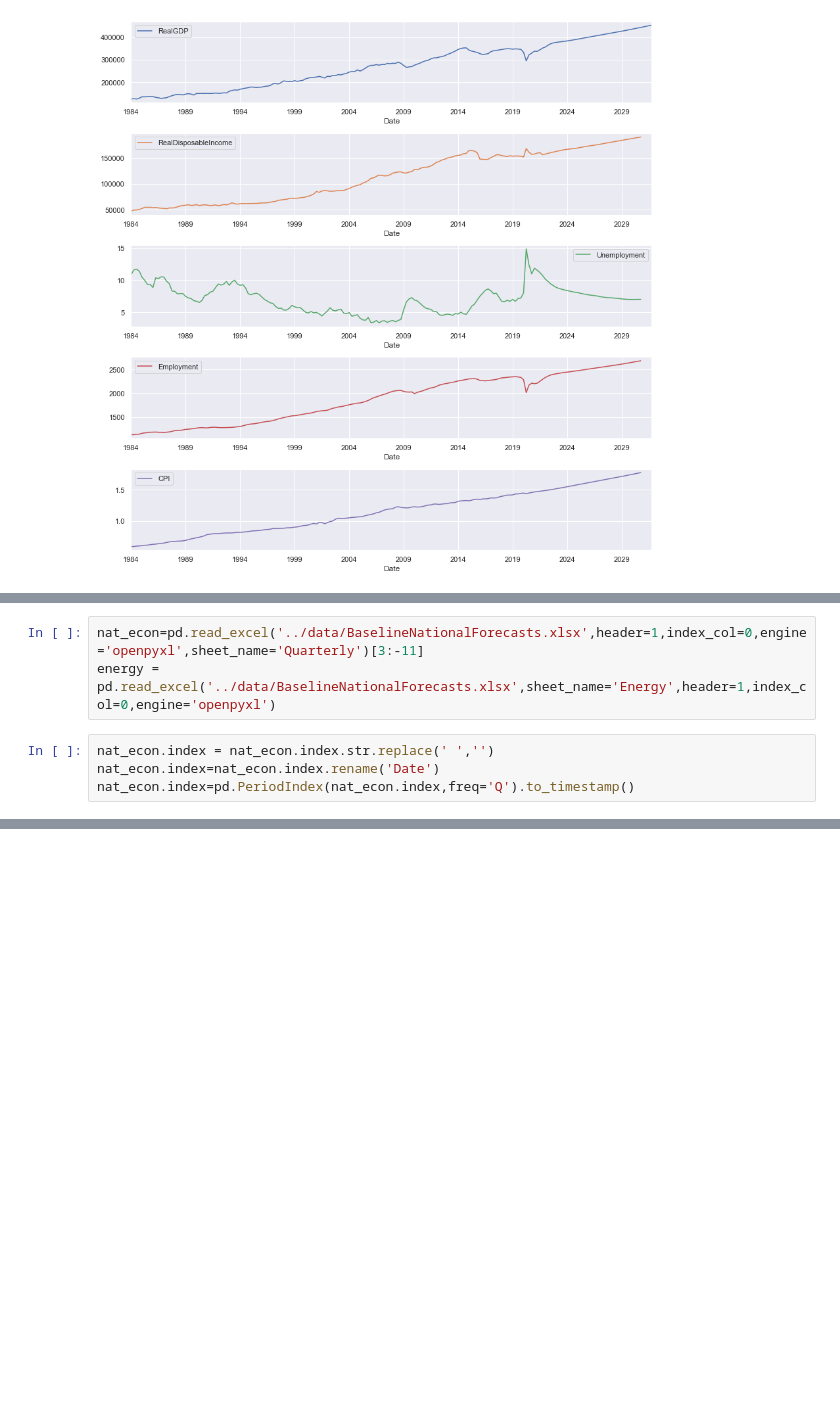
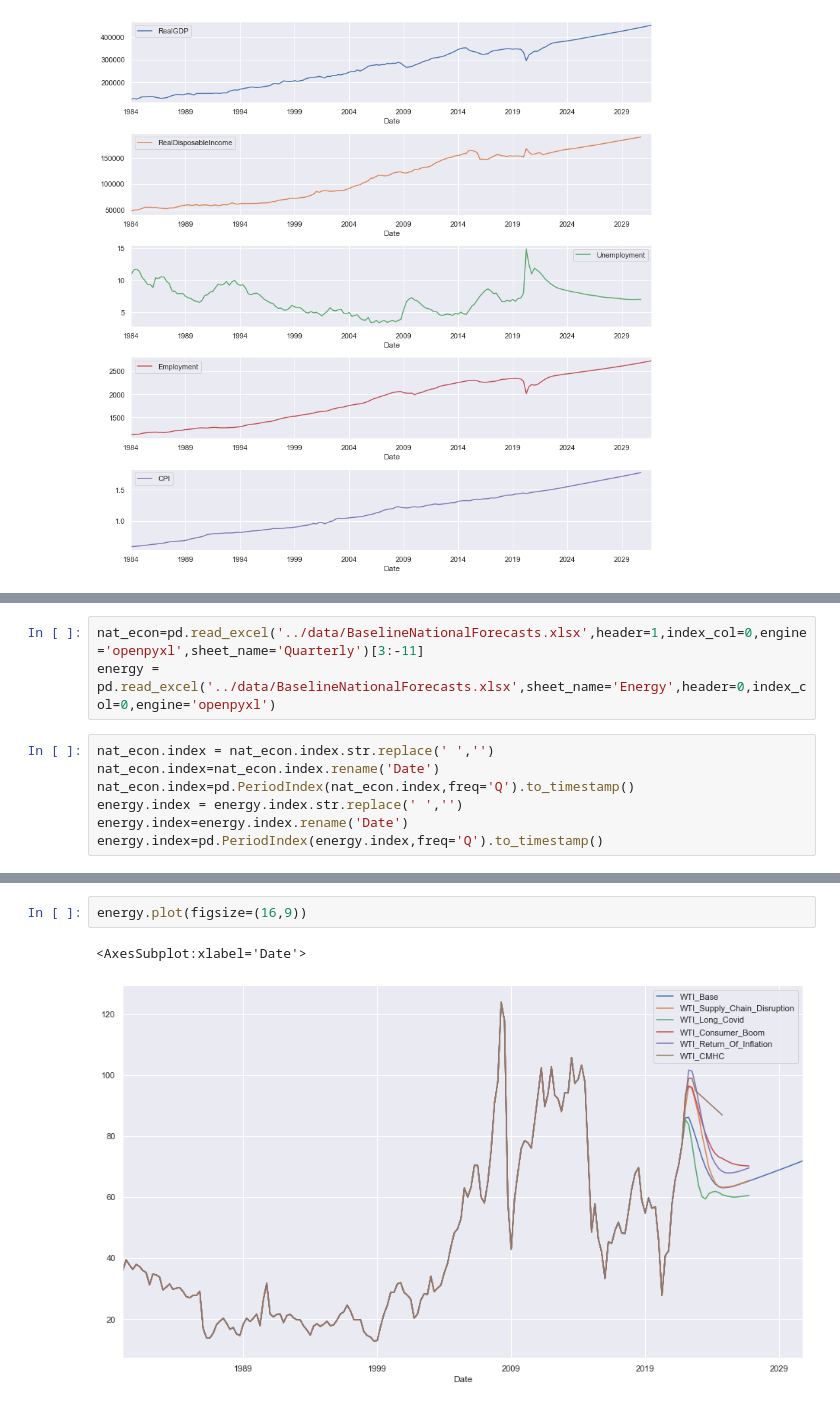
Before and after one commit to doublebigmak/housing_stats, a Jupyter notebook: forecasting/forecast_2022.ipynb, the cells around one changed output, grey strips where cells are left out. Drawn from its saved outputs; the diff is of its cells as text; blank space fills up the shorter version.

Commit message:
continued forecast work

```diff
--- a/forecasting/forecast_2022.ipynb
+++ b/forecasting/forecast_2022.ipynb
@@ -69,10 +69,13 @@ prov_econ
 192 rows × 5 columns
 # %%
 nat_econ=pd.read_excel('../data/BaselineNationalForecasts.xlsx',header=1,index_col=0,engine='openpyxl',sheet_name='Quarterly')[3:-11]
-energy = pd.read_excel('../data/BaselineNationalForecasts.xlsx',sheet_name='Energy',header=1,index_col=0,engine='openpyxl')
+energy = pd.read_excel('../data/BaselineNationalForecasts.xlsx',sheet_name='Energy',header=0,index_col=0,engine='openpyxl')
 # %%
 nat_econ.index = nat_econ.index.str.replace(' ','')
 nat_econ.index=nat_econ.index.rename('Date')
 nat_econ.index=pd.PeriodIndex(nat_econ.index,freq='Q').to_timestamp()
+energy.index = energy.index.str.replace(' ','')
+energy.index=energy.index.rename('Date')
+energy.index=pd.PeriodIndex(energy.index,freq='Q').to_timestamp()
 # %%
 
@@ -85,0 +108,5 @@ The is_first_col function was deprecated in Matplotlib 3.4 and will be removed t
+# %%
+energy.plot(figsize=(16,9))
+# %% [output]
+<AxesSubplot:xlabel='Date'>
+[figure, added]
```
Also changed, not shown: parts of 13 cells of this notebook, 2 other files.
